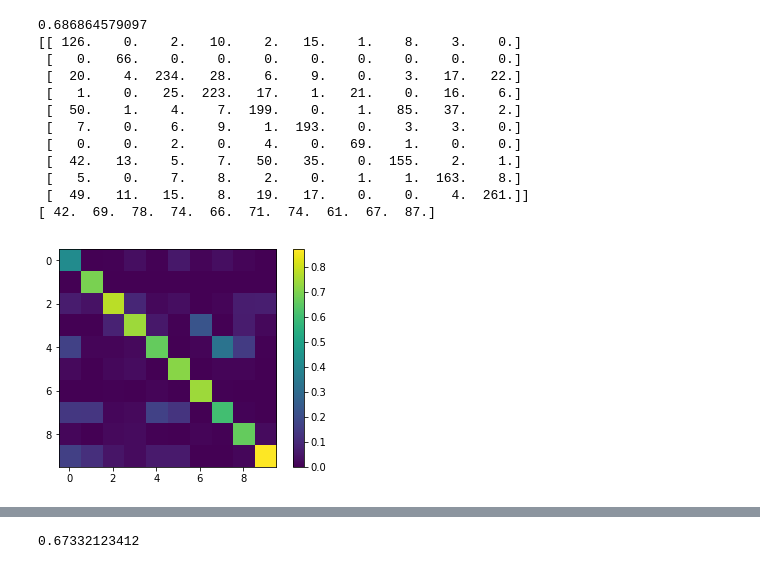
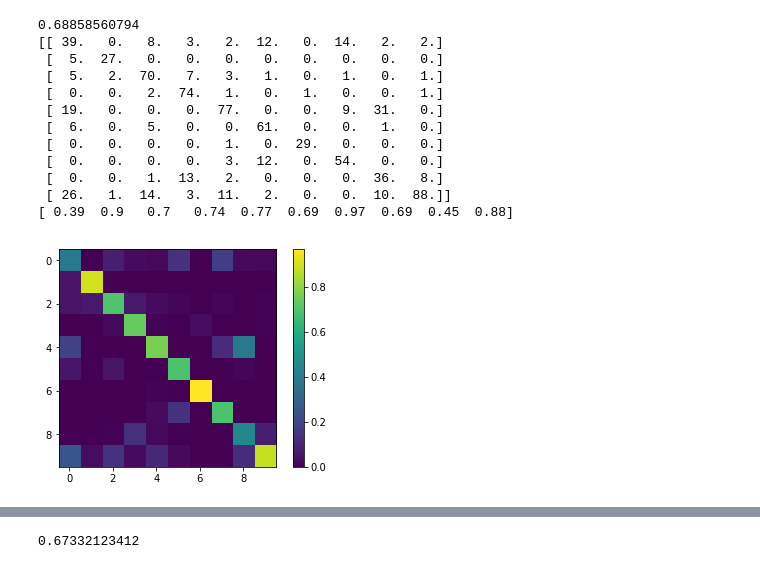
Before and after one commit to dthiem/Sound-Recognition, a Jupyter notebook: Keras.ipynb, the cells around one changed output, grey strips where cells are left out. Saved outputs shown, nothing was run; the diff lists cells and outputs as text; code cells hidden in the pictures.

```diff
--- a/Keras.ipynb
+++ b/Keras.ipynb
@@ -54,19 +64,5 @@ def appendSounds(data,labels,fp):
-# %%
-#hop 10ms, window 40
-def appendTracks(data,labels,paths,fp):
-    X, sr = sf.read(fp)
-    sound = np.array(X)
-    # librosa operates on (lenght, channels) matrices, wheras soundfile gave us (channels, lenght)
-    # so we transpose
-    sound = np.transpose(sound)
-    sound = librosa.core.to_mono(sound)
-    # resample so every wave has same sampling rate
-    sound = librosa.core.resample(sound, sr, 10000)
-    # set class number
-    classNumber = int(fp.split("/")[1].split("-")[1])
-    # compute and set mel spectrogram
-    D = np.abs(librosa.stft(sound, hop_length=506,  win_length=1024))**2
-    mel = librosa.logamplitude(librosa.feature.melspectrogram(S=D, sr=10000, n_mels = 64),ref_power= np.max)
-    data.append(mel)
-    labels.append(classNumber)
-    paths.append(fp)
+# %%
+data, labels, paths = [], [], []
+fp = "fold1/7383-3-0-0.wav"
+appendTracks(data, labels, paths, fp)
+print (data[0].shape)
@@ -115,7 +113,7 @@ if __name__ == '__main__':
 ## format is wholeTracks/fold[NUMBER]/[trackID] and keeps info about spectrogram, as well as class number
 ## in attributes of dataset
 
-with h5py.File("wholeTracks.hdf5") as f:
+with h5py.File("piczakBiggerData.hdf5") as f:
     fold = 1
 
     for x in data:
@@ -128,7 +126,7 @@ with h5py.File("wholeTracks.hdf5") as f:
 
     f.close()
 
-print "I'm done, time was:" , time.time()-ts
+print ("I'm done, time was:" , time.time()-ts)
 
-##del data
+del data
 # %% [output]
@@ -275,9 +284,9 @@ def predictOnDataBase(model, splitStep, *data):
                 clip.attrs['predicted']=predicted.sum(axis=0).argmax()
 # %%
 ## prints score and accuracy matrix for whole dataset or for given folds
-def getScores(*data):
+def getScores(dataset, *data):
     scores = np.zeros((10,10))
-    with h5py.File("wholeTracks.hdf5") as f:
+    with h5py.File(dataset + ".hdf5") as f:
         grps = []
         ## prepare folds to print scores for
         if not data:
@@ -532,28 +713,28 @@ predictOnDataBase(model,16)
 # %%
 ## print scores and graphic version
 ## confusion matrix, x - actual class, y - predicted class
 from sklearn.preprocessing import normalize
-scores = getScores(8,9,10)
+scores = getScores(8)
 print scores[1]
 print scores[0]
-np.set_printoptions(precision=0)
-print 100*np.diag(scores[0])/scores[0].sum(axis=0)
+np.set_printoptions(precision=2)
+print np.diag(scores[0])/scores[0].sum(axis=0)
 normscores =normalize(scores[0],norm='l1' ,axis=0)
 plt.imshow(normscores)
 plt.colorbar()
 plt.show()
 # %% [output]
-0.686864579097
-[[ 126.    0.    2.   10.    2.   15.    1.    8.    3.    0.]
- [   0.   66.    0.    0.    0.    0.    0.    0.    0.    0.]
- [  20.    4.  234.   28.    6.    9.    0.    3.   17.   22.]
- [   1.    0.   25.  223.   17.    1.   21.    0.   16.    6.]
- [  50.    1.    4.    7.  199.    0.    1.   85.   37.    2.]
- [   7.    0.    6.    9.    1.  193.    0.    3.    3.    0.]
- [   0.    0.    2.    0.    4.    0.   69.    1.    0.    0.]
- [  42.   13.    5.    7.   50.   35.    0.  155.    2.    1.]
- [   5.    0.    7.    8.    2.    0.    1.    1.  163.    8.]
- [  49.   11.   15.    8.   19.   17.    0.    0.    4.  261.]]
-[ 42.  69.  78.  74.  66.  71.  74.  61.  67.  87.]
+0.68858560794
+[[ 39.   0.   8.   3.   2.  12.   0.  14.   2.   2.]
+ [  5.  27.   0.   0.   0.   0.   0.   0.   0.   0.]
+ [  5.   2.  70.   7.   3.   1.   0.   1.   0.   1.]
+ [  0.   0.   2.  74.   1.   0.   1.   0.   0.   1.]
+ [ 19.   0.   0.   0.  77.   0.   0.   9.  31.   0.]
+ [  6.   0.   5.   0.   0.  61.   0.   0.   1.   0.]
+ [  0.   0.   0.   0.   1.   0.  29.   0.   0.   0.]
+ [  0.   0.   0.   0.   3.  12.   0.  54.   0.   0.]
+ [  0.   0.   1.  13.   2.   0.   0.   0.  36.   8.]
+ [ 26.   1.  14.   3.  11.   2.   0.   0.  10.  88.]]
+[ 0.39  0.9   0.7   0.74  0.77  0.69  0.97  0.69  0.45  0.88]
-[figure, old version]
+[figure, new version]
 # %%
```
Also changed, not shown: parts of 26 cells of this notebook, 1 other file.
